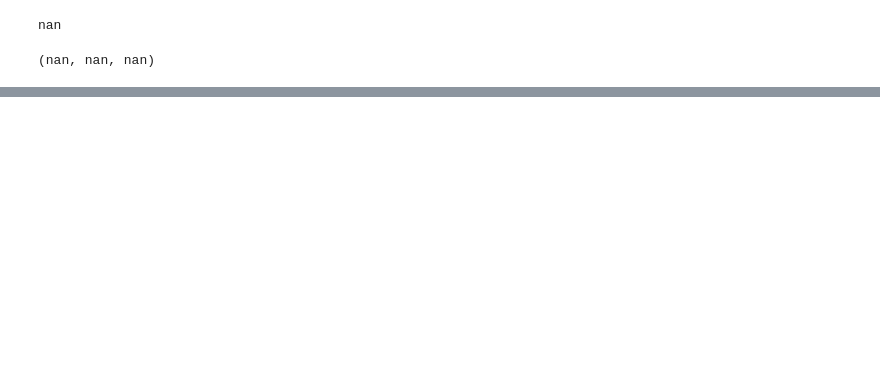
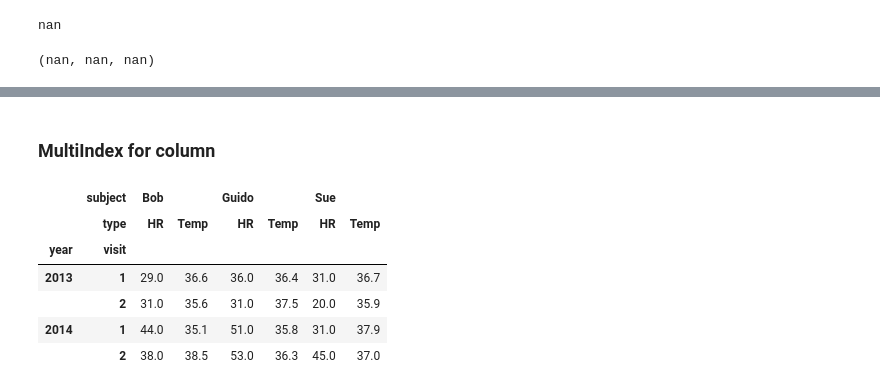
Before and after one commit to yoyo198124/AITrade, a Jupyter notebook: PythonDataScienceHandBook/02pandas/Untitled.ipynb, the cells around one changed output, grey strips where cells are left out. Cells and saved outputs as stored; diff of their text form; code cells hidden in the pictures; blank space fills up the shorter version.

```diff
--- a/PythonDataScienceHandBook/02pandas/Untitled.ipynb
+++ b/PythonDataScienceHandBook/02pandas/Untitled.ipynb
@@ -748,0 +1100,22 @@ vals2.sum(),vals2.min(),vals2.max()
+# %% [markdown]
+### MultiIndex for column
+# %%
+#hierarchical indices and columns
+index = pd.MultiIndex.from_product([[2013,2014],[1,2]],names=['year','visit'])
+columns = pd.MultiIndex.from_product([['Bob','Guido','Sue'],
+                                     ['HR','Temp']],names=['subject','type'])
+#mock some data
+data = np.round(np.random.randn(4,6),1)
+data[:,::2]*= 10
+data += 37
+#create the DataFrame
+health_data = pd.DataFrame(data,index=index,columns=columns)
+health_data
+# %% [output]
+|  | subject | Bob |  | Guido |  | Sue |  |
+|  | type | HR | Temp | HR | Temp | HR | Temp |
+| year | visit |  |  |  |  |  |  |
+| 2013 | 1 | 29.0 | 36.6 | 36.0 | 36.4 | 31.0 | 36.7 |
+|  | 2 | 31.0 | 35.6 | 31.0 | 37.5 | 20.0 | 35.9 |
+| 2014 | 1 | 44.0 | 35.1 | 51.0 | 35.8 | 31.0 | 37.9 |
+|  | 2 | 38.0 | 38.5 | 53.0 | 36.3 | 45.0 | 37.0 |
```
Also changed, not shown: parts of 59 cells of this notebook.
